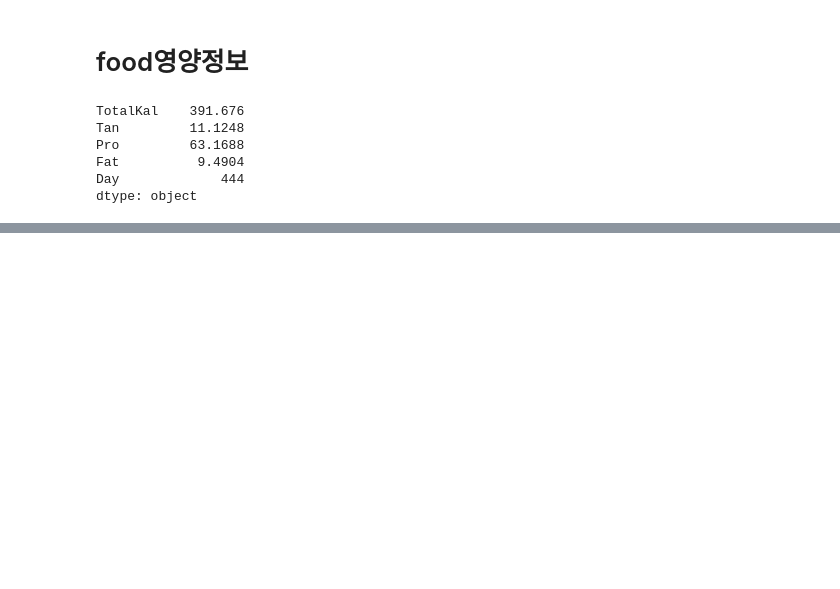
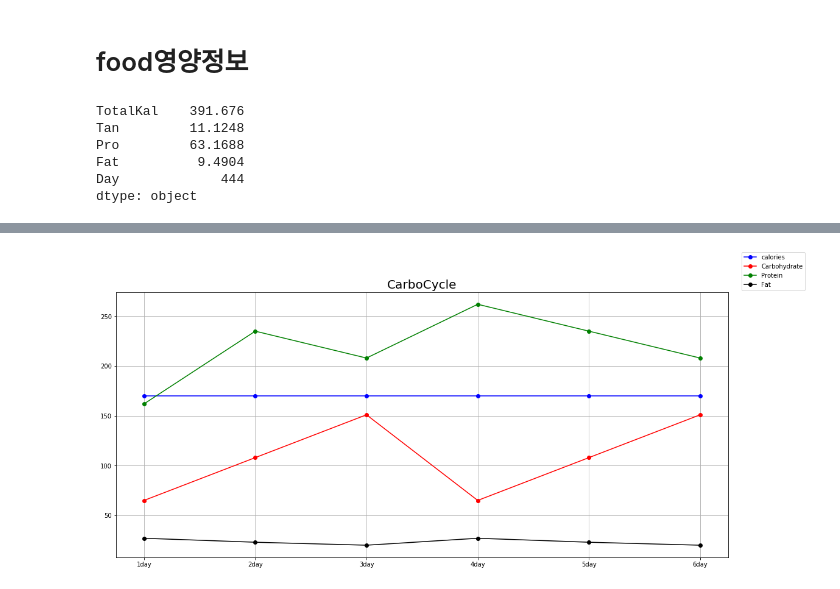
Before and after one commit to bloomspes/opct, a Jupyter notebook: CarboCycle.ipynb, the cells around one changed output, grey strips where cells are left out. Cells and saved outputs as stored; diff of their text form; code cells hidden in the pictures; blank space fills up the shorter version.

```diff
--- a/CarboCycle.ipynb
+++ b/CarboCycle.ipynb
@@ -49,0 +76,15 @@ dtype: object
+# %%
+firstweek = {
+    'calories[Kcal*10]' : [170, 170, 170, 170, 170, 170],
+    'Carbohydrate[g]' : [65, 108, 151, 65, 108, 151],
+    'Protein[g]' :[162, 235, 208, 262, 235, 208],
+    'Fat[g]' : [27, 23, 20, 27, 23, 20],
+}
+index= ['1day', '2day', '3day', '4day', '5day', '6day']
+# %%
+import pandas as pd
+import matplotlib.pyplot as plt
+import numpy as np
+
+df = pd.DataFrame(firstweek, index=index)
+df
@@ -49,0 +99,15 @@ dtype: object
+# %%
+fig = plt.figure(figsize=(18,8))
+ax1 = fig.add_subplot(1,1,1)
+
+ax1.plot(df['calories[Kcal*10]'], marker=r'o', color=u'blue', linestyle='-', label='calories')
+ax1.plot(df['Carbohydrate[g]'], marker=r'o', color=u'red', linestyle='-', label='Carbohydrate')
+ax1.plot(df['Protein[g]'], marker=r'o', color=u'green',linestyle='-', label='Protein')
+ax1.plot(df['Fat[g]'], marker=r'o', color=u'black', linestyle='-',label='Fat')
+ax1.set_title('CarboCycle', fontsize=20)
+
+ax1.grid()
+fig.legend()
+fig.show()
+# %% [output]
+[figure, added]
```
Also changed, not shown: parts of 11 cells of this notebook.
